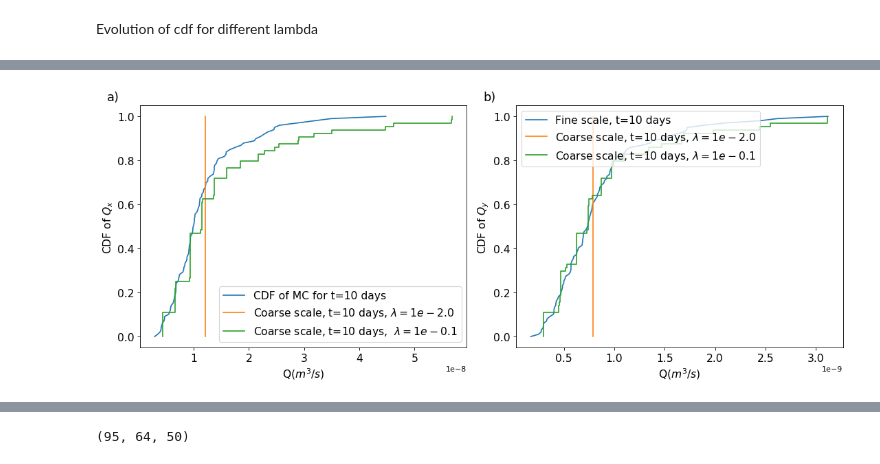
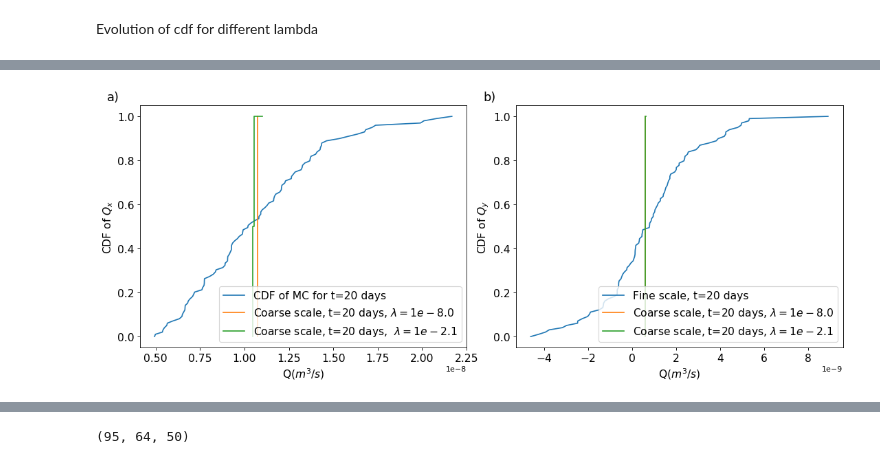
Before and after one commit to dbelivanis/Information-Theory-2, a Jupyter notebook: Optimization/check.ipynb, the cells around one changed output, grey strips where cells are left out. Saved outputs shown, nothing was run; the diff lists cells and outputs as text; code cells hidden in the pictures.

Commit message:
more time steps

```diff
--- a/Optimization/check.ipynb
+++ b/Optimization/check.ipynb
@@ -91,7 +95,7 @@ plt.plot(np.linspace(1,1800,N_steps),q_x[epoch,0:4,:].min(axis=0))
 # %%
 epoch_1 = 1
-epoch_2 = 40
-time_step = 10
+epoch_2 = 121
+time_step = 20
 
 
 my_dpi = 80
@@ -109,35 +113,35 @@ plt.plot(Q_MC[index_MC],np.linspace(0,1,100),label=rf'CDF of MC for t={time_step
 plot_cdf(p,q_x ,time_step,epoch_1,label=rf'Coarse scale, t={time_step} days, $\lambda = 1e{np.round(lam[epoch_1],1)}$')
 plot_cdf(p,q_x ,time_step,epoch_2,label=rf'Coarse scale, t={time_step} days,  $\lambda = 1e{np.round(lam[epoch_2],1)}$')
 
 plt.xlabel(r'Q($m^3/s$)', fontsize= 14)
 plt.ylabel(r'CDF of $Q_x$', fontsize= 14)
 
 plt.tick_params(axis='both', which='major', labelsize=14)
 plt.ticklabel_format(axis="x", style="sci", scilimits=(0,0))
 plt.legend(loc=4, fontsize= 14)
 
 
 ax1 = plt.subplot(122)
 ax1.text(-0.1, 1.02, 'b)', transform=ax1.transAxes,size=16)
 
 Q_MC = q_MC_y[:,ii]
 
 index_MC = np.argsort(Q_MC)
 plt.plot(Q_MC[index_MC],np.linspace(0,1,100),label=rf'Fine scale, t={time_step} days')
 plot_cdf(p,q_y ,time_step,epoch_1,label=rf'Coarse scale, t={time_step} days, $\lambda = 1e{np.round(lam[epoch_1],1)}$')
 plot_cdf(p,q_y ,time_step,epoch_2,label=rf'Coarse scale, t={time_step} days, $\lambda = 1e{np.round(lam[epoch_2],1)}$')
 
 plt.xlabel(r'Q($m^3/s$)', fontsize= 14)
 plt.ylabel(r'CDF of $Q_y$', fontsize= 14)
 
 plt.tick_params(axis='both', which='major', labelsize=14)
 plt.ticklabel_format(axis="x", style="sci", scilimits=(0,0))
-plt.legend(loc=2, fontsize= 14)
+plt.legend(loc=4, fontsize= 14)
 plt.savefig('./../../../plots/2d_cdf_paper.pdf', bbox_inches='tight',dpi=my_dpi)
 
 plt.show()
 # %% [output]
-[figure, old version]
+[figure, new version]
 # %%
 q_x[epoch,:,39]
 # %% [output]
```
Also changed, not shown: parts of 10 cells of this notebook, 5 other files.
